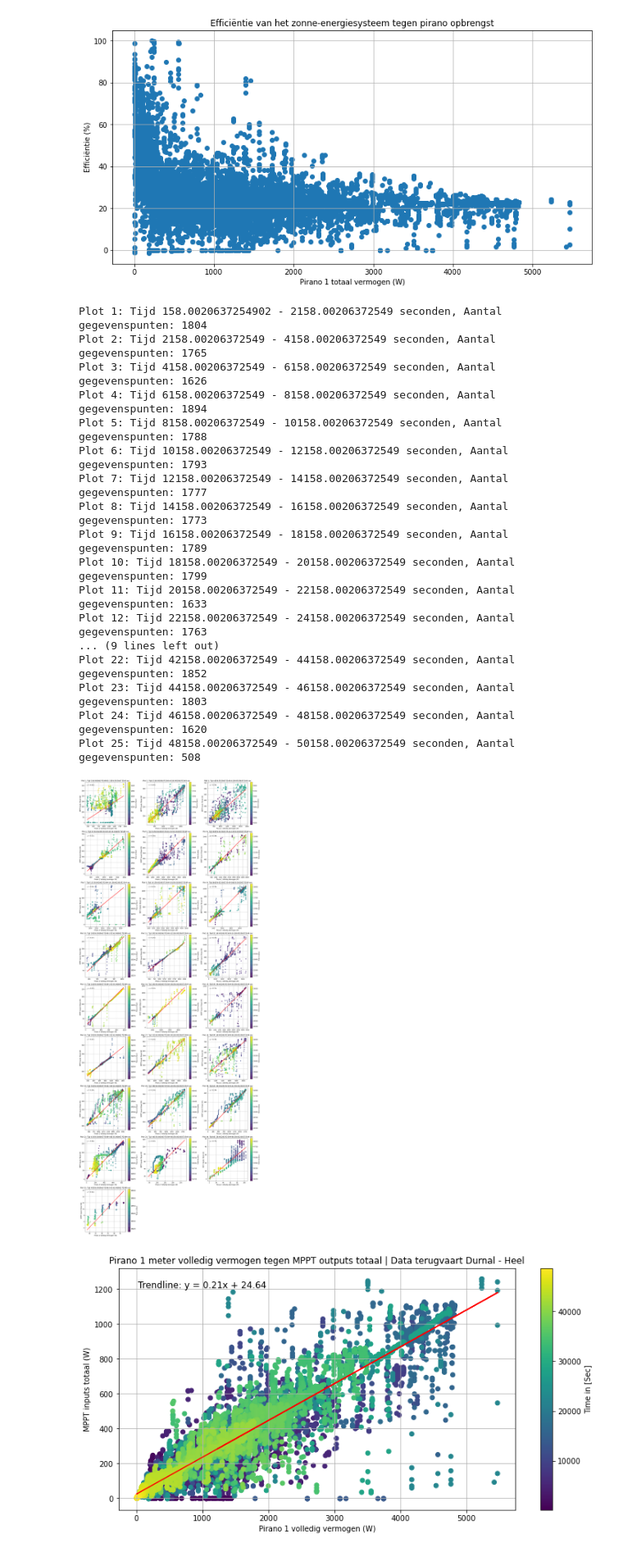
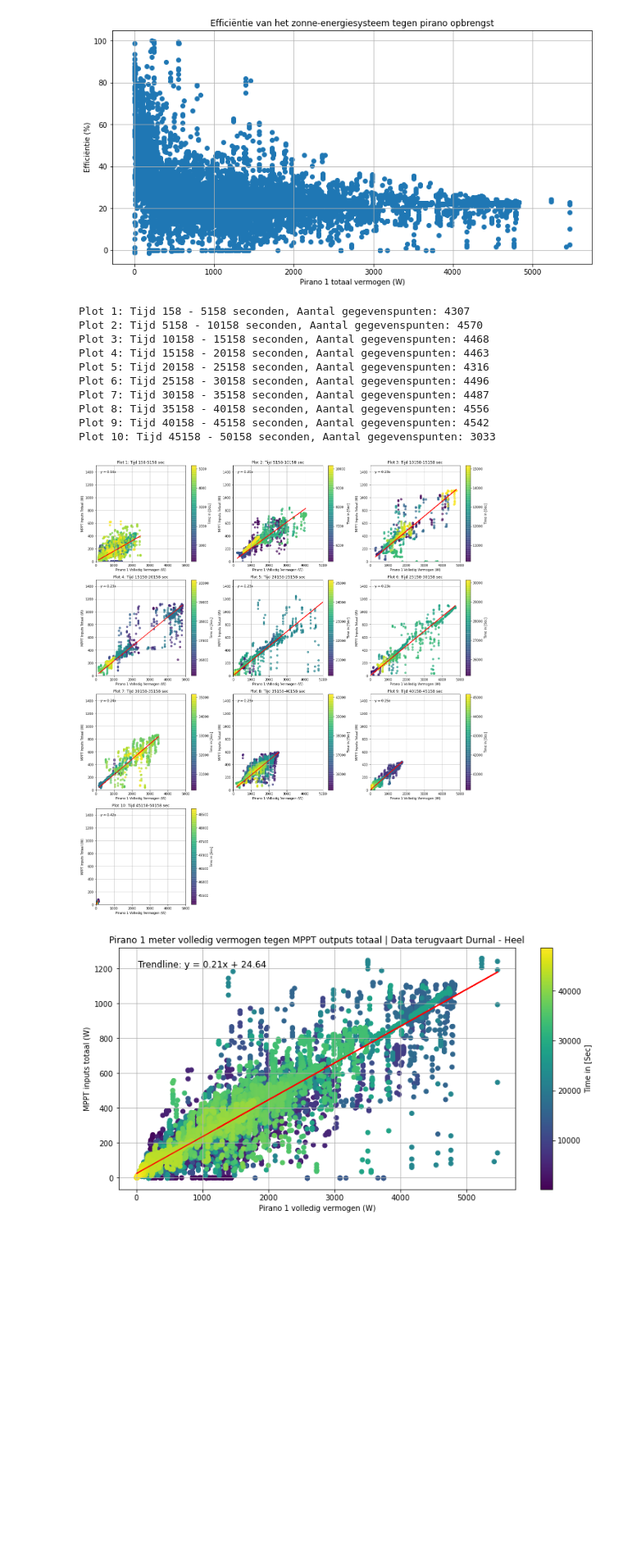
Before and after one commit to Qrax/Clean_Mobility, a Jupyter notebook: main.ipynb, the cells around one changed output. Shown at 82% size. Cells and saved outputs as stored; diff of their text form; code cells hidden in the pictures; blank space fills up the shorter version.

```diff
--- a/main.ipynb
+++ b/main.ipynb
@@ -537,7 +537,7 @@ def plot_filtered_trendline_subplots(df, time_col, incident_power_col, mppt_outp
 
         ax = axes[i]
 
-        print(f"Plot {i+1}: Tijd {start} - {end} seconden, Aantal gegevenspunten: {len(window_df)}")
+        print(f"Plot {i+1}: Tijd {round(start)} - {round(end)} seconden, Aantal gegevenspunten: {len(window_df)}")
 
         if not window_df.empty:
             # Scatter plot
@@ -569,54 +569,49 @@ def plot_filtered_trendline_subplots(df, time_col, incident_power_col, mppt_outp
             else:
                 print(f"Niet genoeg gegevens voor een trendlijn in Plot {i+1}.")
 
             # Voeg een kleurstaaf toe aan de subplot
             cbar = fig.colorbar(scatter, ax=ax)
             cbar.set_label('Time in [Sec]')
 
             # Voeg titels en labels toe
-            ax.set_title(f'Plot {i+1}: Tijd {start}-{end} sec')
+            ax.set_title(f'Plot {i+1}: Tijd {round(start)}-{round(end)} sec')
             ax.set_xlabel('Pirano 1 Volledig Vermogen (W)')
             ax.set_ylabel('MPPT Inputs Totaal (W)')
+            ax.set_xlim(0,5000)
+            ax.set_ylim(0,1500)
             ax.grid(True)
         else:
             ax.set_visible(False)  # Verberg lege subplots
-            print(f"Geen gegevenspunten voor Plot {i+1} in tijdsinterval {start} - {end} seconden.")
+            print(f"Geen gegevenspunten voor Plot {i+1} in tijdsinterval {round(start)} - {round(end)} seconden.")
 
     # Verwijder lege subplots
     for j in range(num_intervals, rows * cols):
         fig.delaxes(axes[j])
 
     plt.tight_layout()
     plt.show()
 
 # Gebruik de aangepaste functie
 plot_filtered_trendline_subplots(
     df=merged_df1,
     time_col='1_Dataloggertijd, in s',
     incident_power_col='Totale_Incident_Power_W',
     mppt_output_col='Totale_MPPT_Output_W',
-    interval_sec=2000,  # Pas dit aan naar wens
+    interval_sec=5000,  # Pas dit aan naar wens
     cols=3  # Aantal kolommen in de subplot grid
 )
 # %% [output]
-Plot 1: Tijd 158.0020637254902 - 2158.00206372549 seconden, Aantal gegevenspunten: 1804
-Plot 2: Tijd 2158.00206372549 - 4158.00206372549 seconden, Aantal gegevenspunten: 1765
-Plot 3: Tijd 4158.00206372549 - 6158.00206372549 seconden, Aantal gegevenspunten: 1626
-Plot 4: Tijd 6158.00206372549 - 8158.00206372549 seconden, Aantal gegevenspunten: 1894
-Plot 5: Tijd 8158.00206372549 - 10158.00206372549 seconden, Aantal gegevenspunten: 1788
-Plot 6: Tijd 10158.00206372549 - 12158.00206372549 seconden, Aantal gegevenspunten: 1793
-Plot 7: Tijd 12158.00206372549 - 14158.00206372549 seconden, Aantal gegevenspunten: 1777
-Plot 8: Tijd 14158.00206372549 - 16158.00206372549 seconden, Aantal gegevenspunten: 1773
-Plot 9: Tijd 16158.00206372549 - 18158.00206372549 seconden, Aantal gegevenspunten: 1789
-Plot 10: Tijd 18158.00206372549 - 20158.00206372549 seconden, Aantal gegevenspunten: 1799
-Plot 11: Tijd 20158.00206372549 - 22158.00206372549 seconden, Aantal gegevenspunten: 1633
-Plot 12: Tijd 22158.00206372549 - 24158.00206372549 seconden, Aantal gegevenspunten: 1763
-... (9 lines left out)
-Plot 22: Tijd 42158.00206372549 - 44158.00206372549 seconden, Aantal gegevenspunten: 1852
-Plot 23: Tijd 44158.00206372549 - 46158.00206372549 seconden, Aantal gegevenspunten: 1803
-Plot 24: Tijd 46158.00206372549 - 48158.00206372549 seconden, Aantal gegevenspunten: 1620
-Plot 25: Tijd 48158.00206372549 - 50158.00206372549 seconden, Aantal gegevenspunten: 508
+Plot 1: Tijd 158 - 5158 seconden, Aantal gegevenspunten: 4307
+Plot 2: Tijd 5158 - 10158 seconden, Aantal gegevenspunten: 4570
+Plot 3: Tijd 10158 - 15158 seconden, Aantal gegevenspunten: 4468
+Plot 4: Tijd 15158 - 20158 seconden, Aantal gegevenspunten: 4463
+Plot 5: Tijd 20158 - 25158 seconden, Aantal gegevenspunten: 4316
+Plot 6: Tijd 25158 - 30158 seconden, Aantal gegevenspunten: 4496
+Plot 7: Tijd 30158 - 35158 seconden, Aantal gegevenspunten: 4487
+Plot 8: Tijd 35158 - 40158 seconden, Aantal gegevenspunten: 4556
+Plot 9: Tijd 40158 - 45158 seconden, Aantal gegevenspunten: 4542
+Plot 10: Tijd 45158 - 50158 seconden, Aantal gegevenspunten: 3033
-[figure, old version]
+[figure, new version]
 # %%
 import matplotlib.pyplot as plt
 import numpy as np
```
